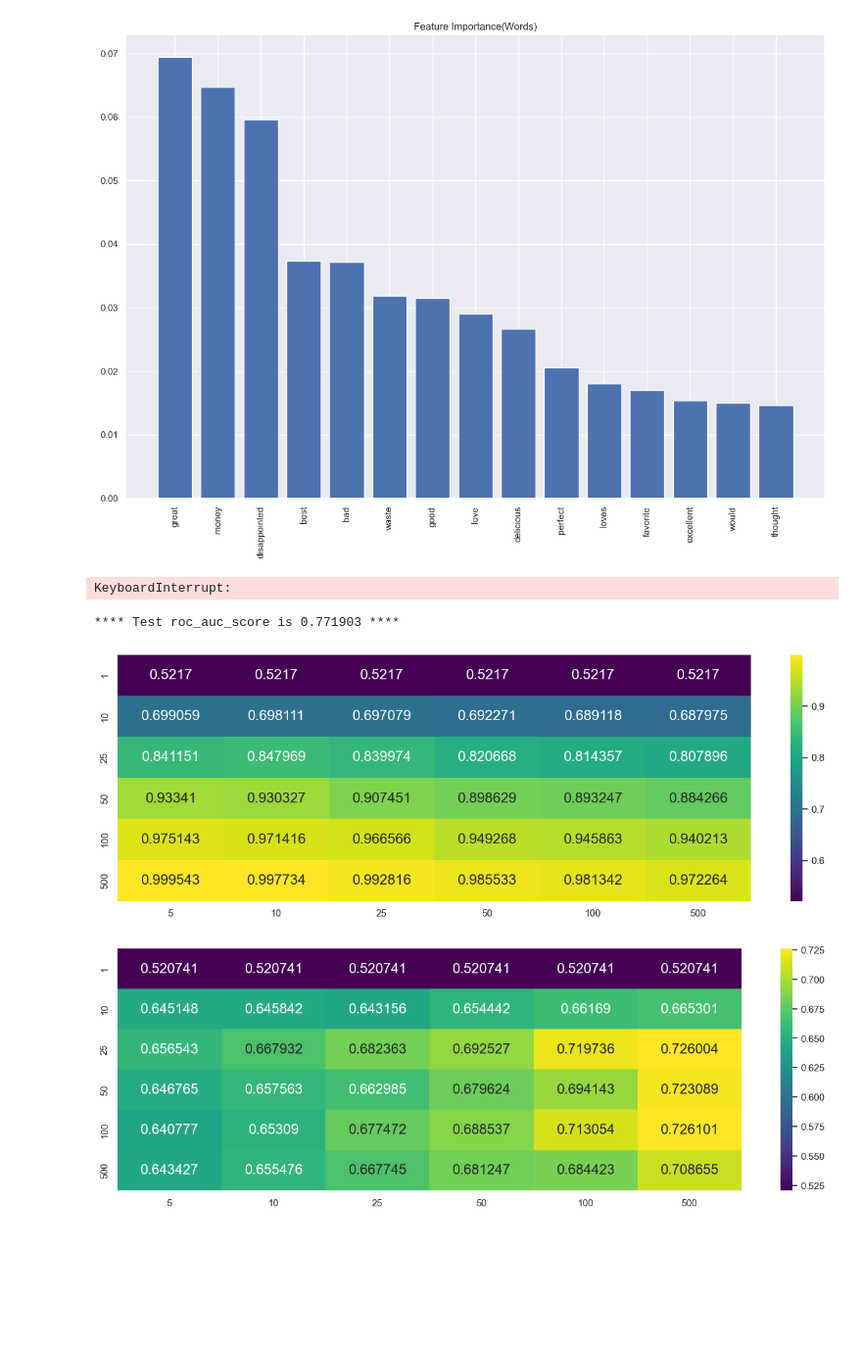
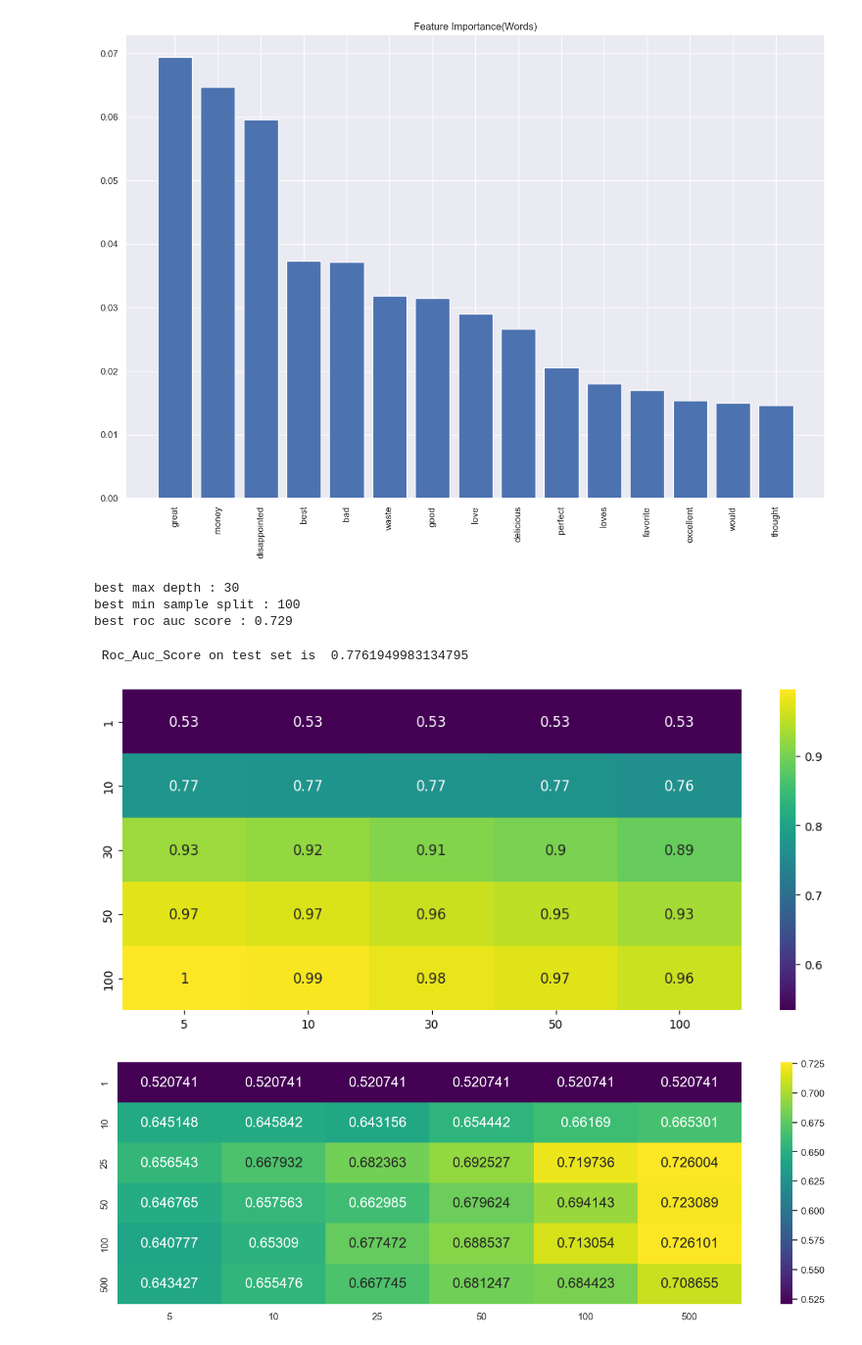
Before and after one commit to LordSomen/FoodAnalysis-and-Modeling, a Jupyter notebook: Review Classifier/foodreview_modeling_decisiontrees.ipynb, the cells around one changed output. Shown at 98% size. Cells and saved outputs as stored; diff of their text form; code cells hidden in the pictures; blank space fills up the shorter version.

```diff
--- a/Review Classifier/foodreview_modeling_decisiontrees.ipynb
+++ b/Review Classifier/foodreview_modeling_decisiontrees.ipynb
@@ -283,12 +283,14 @@ X_train_tfidf, X_test_tfidf, y_train_tfidf, y_test_tfidf = train_test_split(
 # using GridSearchCV
 grid_search = GridSearchCV(decision_tree_model,parameters,scoring='roc_auc',cv=10,n_jobs=-1,return_train_score=True)
 
-grid_search.fit(X_train_tfidf,y_train_tfidf)
+grid_search.fit(X_train_tfidf[:30000],y_train_tfidf[:30000])
 print("best max depth :",grid_search.best_params_['max_depth'])
 print("best min sample split :",grid_search.best_params_['min_samples_split'])
 print("best roc auc score : %.3f"%(grid_search.best_score_))
 # %% [output]
-KeyboardInterrupt:
+best max depth : 30
+best min sample split : 100
+best roc auc score : 0.729
 # %%
 best_max_depth = grid_search.best_params_['max_depth']
 best_min_sample_split = grid_search.best_params_['min_samples_split']
@@ -301,17 +303,17 @@ y_pred = decisiontree_model_final.predict_proba(X_test_tfidf)[:,1]
 auc_score = roc_auc_score(y_test_tfidf, y_pred)
 print("\n Roc_Auc_Score on test set is " ,(auc_score))
 # %% [output]
-**** Test roc_auc_score is 0.771903 ****
+ Roc_Auc_Score on test set is  0.7761949983134795
 # %%
 # train data
 mean_score=np.array(grid_search.cv_results_['mean_train_score'])
-arr = np.reshape(mean_score, (6,6))
+arr = np.reshape(mean_score, (5,5))
 data = pd.DataFrame(arr, index=parameters['max_depth'], columns=parameters['min_samples_split'])
 plt.figure(figsize = (12,5))
 sns.heatmap(data, annot=True, annot_kws={"size": 12}, cmap='viridis')
 plt.show()
 # %% [output]
-[figure, old version]
+[figure, new version]
 # %%
 # test data
 mean_score=np.array(grid_search.cv_results_['mean_test_score'])
```
Also changed, not shown: parts of 19 cells of this notebook, 2 other files.
